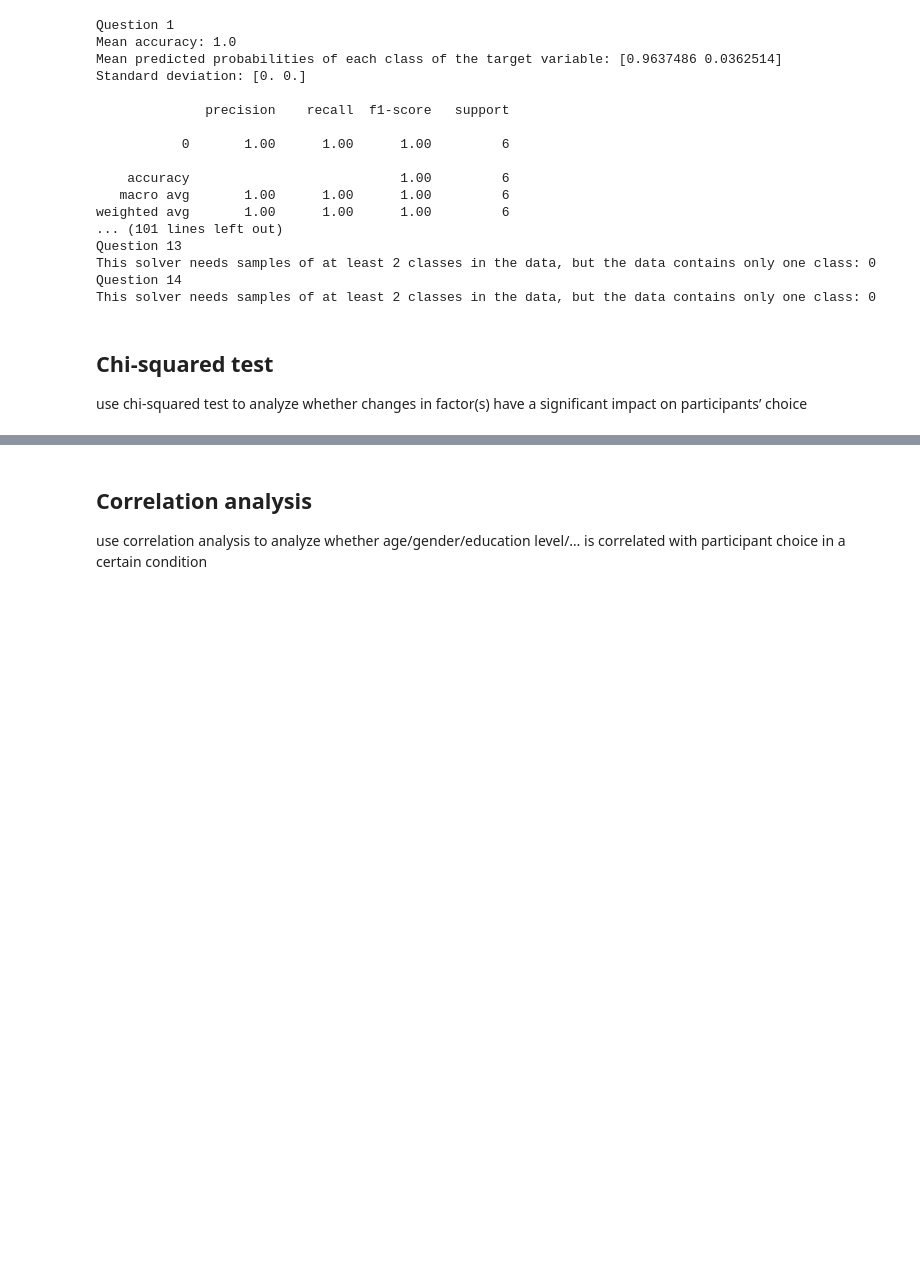
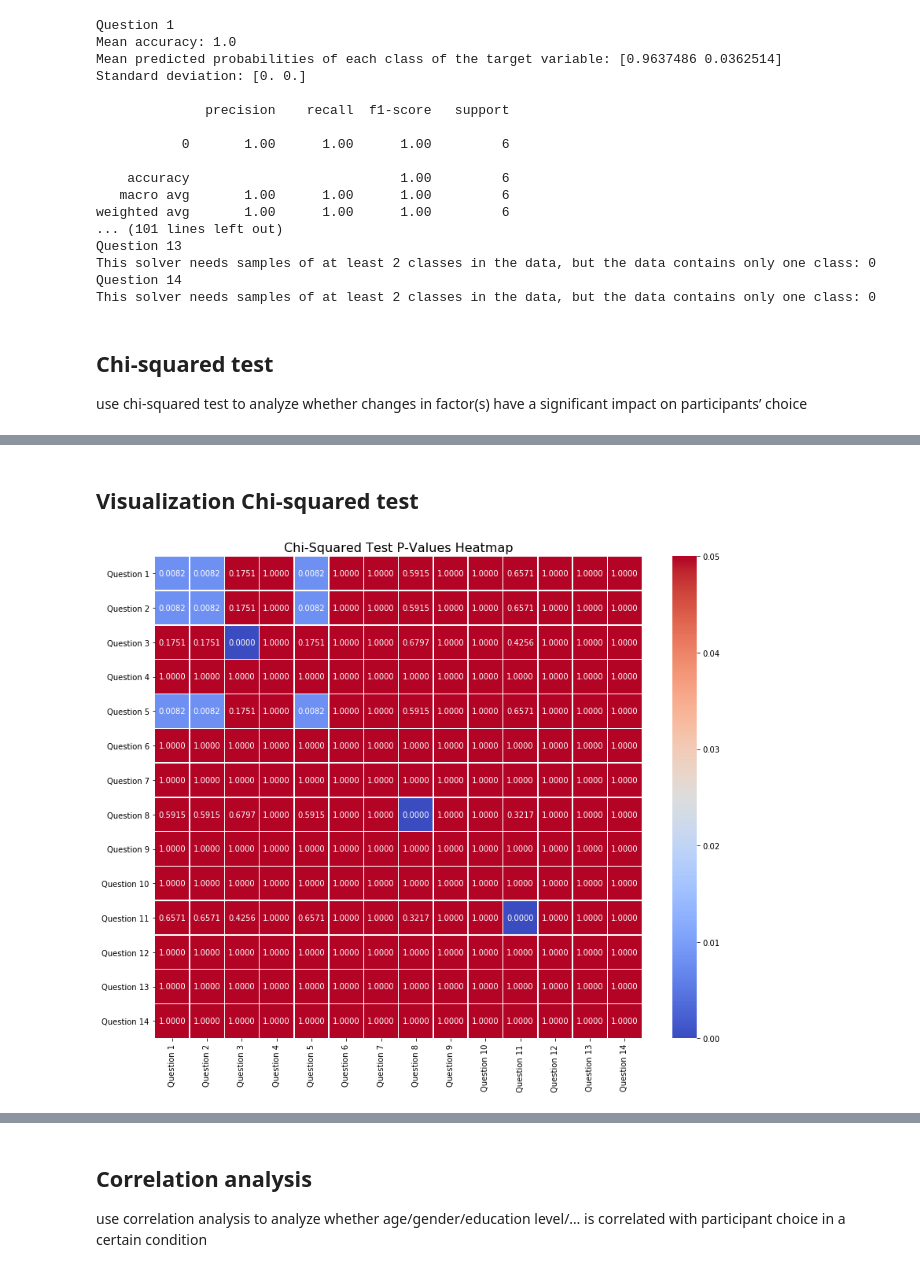
Before and after one commit to iatecookies/BachelorThesis, a Jupyter notebook: analysis.ipynb, the cells around one changed output, grey strips where cells are left out. Drawn from its saved outputs; the diff is of its cells as text; code cells hidden in the pictures; blank space fills up the shorter version.

```diff
--- a/analysis.ipynb
+++ b/analysis.ipynb
@@ -290,3 +298,27 @@ Chi-squared test statistics: 0.0
 P-value: 1.0
 Independent (H0 holds true)
 Degrees of freedom: 0
+# %% [markdown]
+## Visualization Chi-squared test
+# %%
+# Generate the row and column names for the heatmap
+row_names = ['Question ' + str(i) for i in range(1, 15)]
+column_names = ['Question ' + str(j) for j in range(1, 15)]
+
+# Create a DataFrame from the p_values_matrix with row and column names
+p_values_df = pd.DataFrame(p_values_matrix, index=row_names, columns=column_names)
+
+# Set up the plot
+plt.figure(figsize=(12, 10))
+plt.title("Chi-Squared Test P-Values Heatmap", fontsize=16)
+
+# Create the heatmap
+sns.heatmap(p_values_df, annot=True, cmap='coolwarm', fmt=".4f", linewidths=0.5, vmin=0, vmax=0.05)
+
+# Show the plot
+
+plt.tight_layout()
+plt.savefig("Chi-squared1.pdf")
+plt.show()
+# %% [output]
+[figure, added]
```
Also changed, not shown: parts of 22 cells of this notebook, 1 other file.
